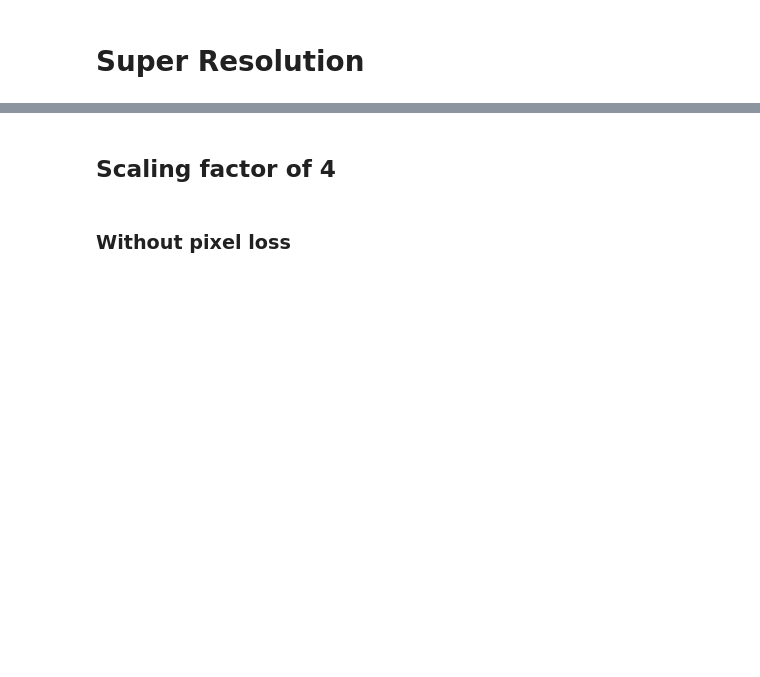
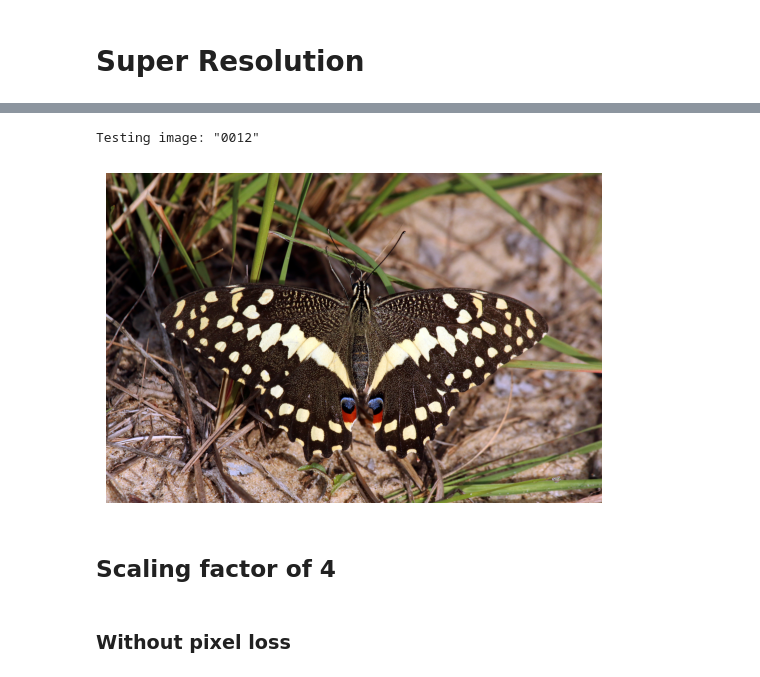
Before and after one commit to bastiensoucasse/amip-project, a Jupyter notebook: src/sr.ipynb, the cells around one changed output, grey strips where cells are left out. Drawn from its saved outputs; the diff is of its cells as text; code cells hidden in the pictures; blank space fills up the shorter version.

```diff
--- a/src/sr.ipynb
+++ b/src/sr.ipynb
@@ -16,10 +20,17 @@ from utils import display_images
 # %%
 # Set the testing image
 img_idx = str(randint(1, 800)).zfill(4)
 img_path = f"{DATA_DIR}/{img_idx}.png"
 
 # Load the high resolution image
 hr_img = Image.open(img_path)
+
+# Print the testing image index and the image
+print(f"Testing image: \"{img_idx}\"")
+display_images([hr_img])
+# %% [output]
+Testing image: "0012"
+[figure, added]
 # %% [markdown]
 ## Scaling factor of 4
 # %% [markdown]
```
Also changed, not shown: parts of 10 cells of this notebook, 6 other files.
